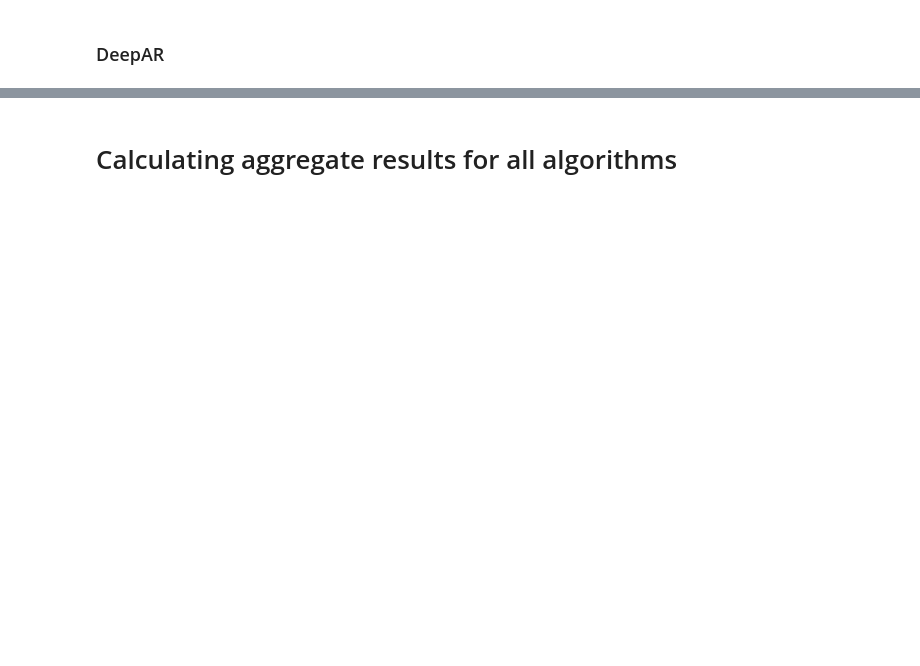
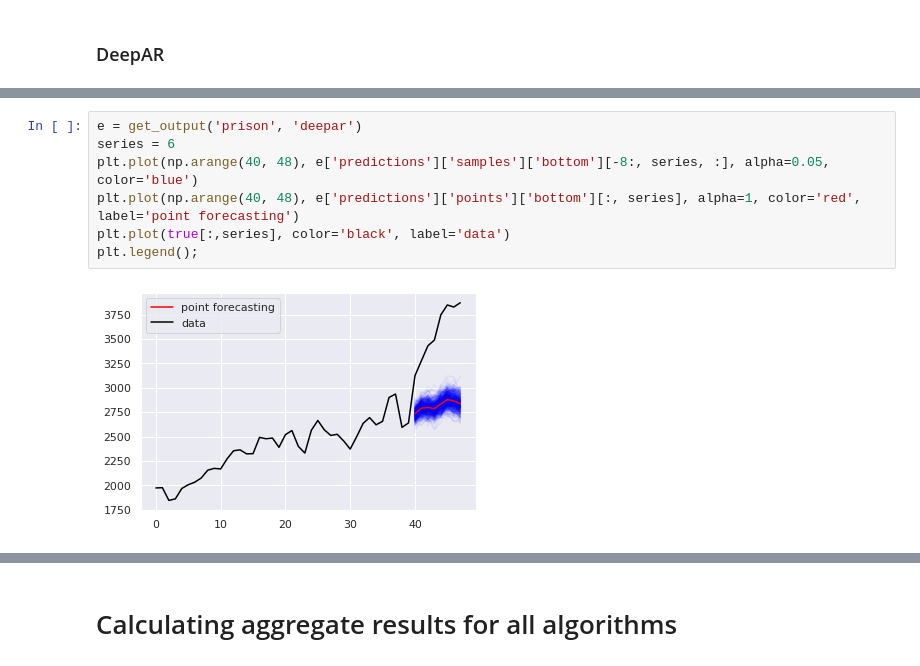
Before and after one commit to luisroque/run_models_distributed, a Jupyter notebook: notebooks/Results_comparing_all_algorithms_paper1_probabilistic.ipynb, the cells around one changed output, grey strips where cells are left out. Saved outputs shown, nothing was run; the diff lists cells and outputs as text; blank space fills up the shorter version.

```diff
--- a/notebooks/Results_comparing_all_algorithms_paper1_probabilistic.ipynb
+++ b/notebooks/Results_comparing_all_algorithms_paper1_probabilistic.ipynb
@@ -166 +229,10 @@ for file in [path for path in os.listdir(path) if algorithm in path and dataset
+# %%
+e = get_output('prison', 'deepar')
+series = 6
+plt.plot(np.arange(40, 48), e['predictions']['samples']['bottom'][-8:, series, :], alpha=0.05, color='blue')
+plt.plot(np.arange(40, 48), e['predictions']['points']['bottom'][:, series], alpha=1, color='red', label='point forecasting')
+plt.plot(true[:,series], color='black', label='data')
+plt.legend();
+# %% [output]
+[figure, added]
 # %%
```
Also changed, not shown: parts of 21 cells of this notebook, 1 other file.
